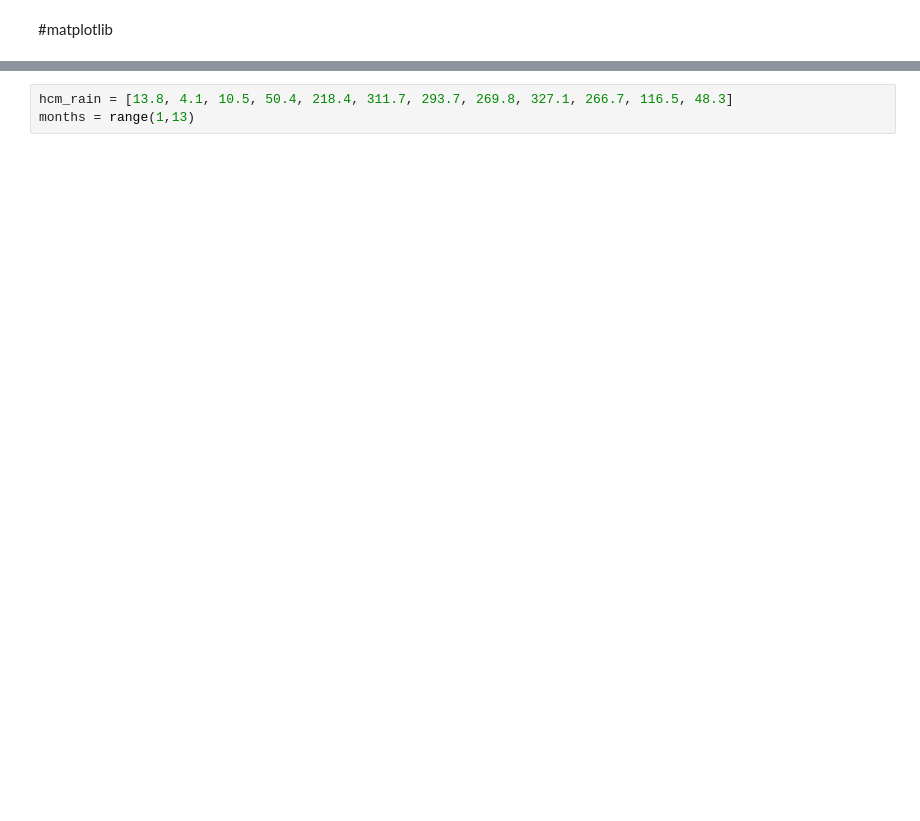
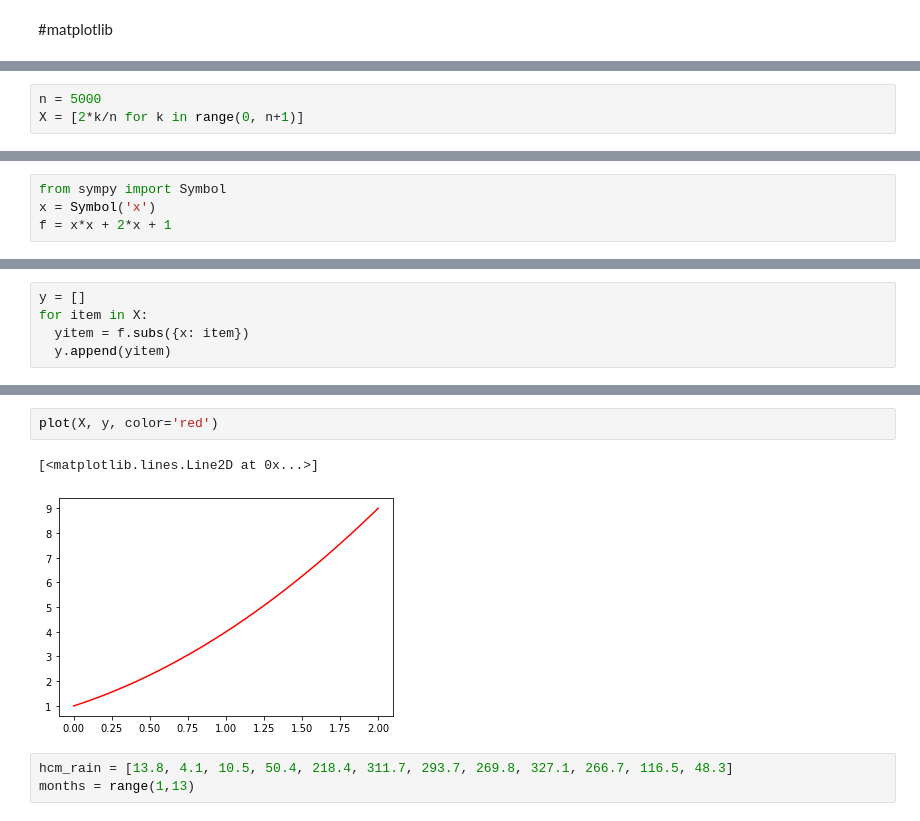
Before and after one commit to huynhhoc/ThuchanhToanCC, a Jupyter notebook: Chuong2.ipynb, the cells around one changed output, grey strips where cells are left out. Saved outputs shown, nothing was run; the diff lists cells and outputs as text; blank space fills up the shorter version.

```diff
--- a/Chuong2.ipynb
+++ b/Chuong2.ipynb
@@ -112,0 +141,3 @@ plot(x_numbers, y_numbers, marker='*')
+# %%
+n = 5000
+X = [2*k/n for k in range(0, n+1)]
@@ -112,0 +148,4 @@ plot(x_numbers, y_numbers, marker='*')
+# %%
+from sympy import Symbol
+x = Symbol('x')
+f = x*x + 2*x + 1
@@ -112,0 +156,5 @@ plot(x_numbers, y_numbers, marker='*')
+# %%
+y = []
+for item in X:
+  yitem = f.subs({x: item})
+  y.append(yitem)
@@ -113,3 +175,8 @@ plot(x_numbers, y_numbers, marker='*')
+# %%
+plot(X, y, color='red')
+# %% [output]
+[<matplotlib.lines.Line2D at 0x...>]
+[figure, added]
 # %%
 hcm_rain = [13.8, 4.1, 10.5, 50.4, 218.4, 311.7, 293.7, 269.8, 327.1, 266.7, 116.5, 48.3]
 months = range(1,13)
```
Also changed, not shown: parts of 49 cells of this notebook.
